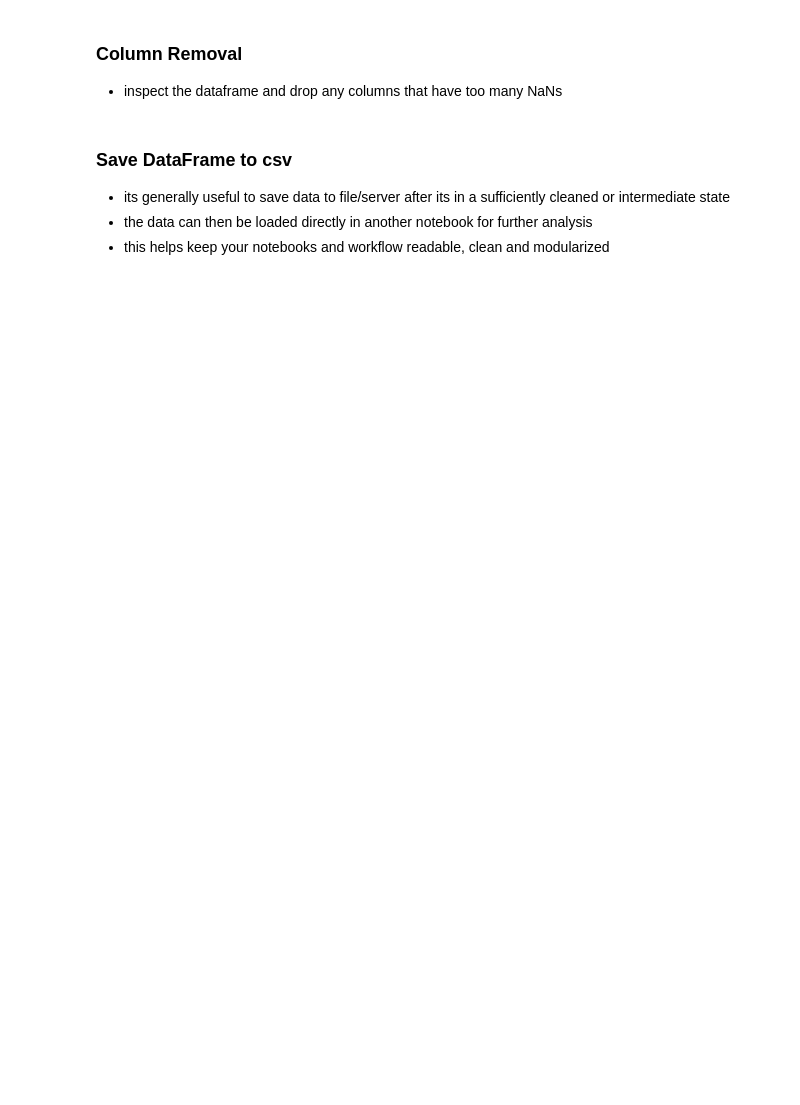
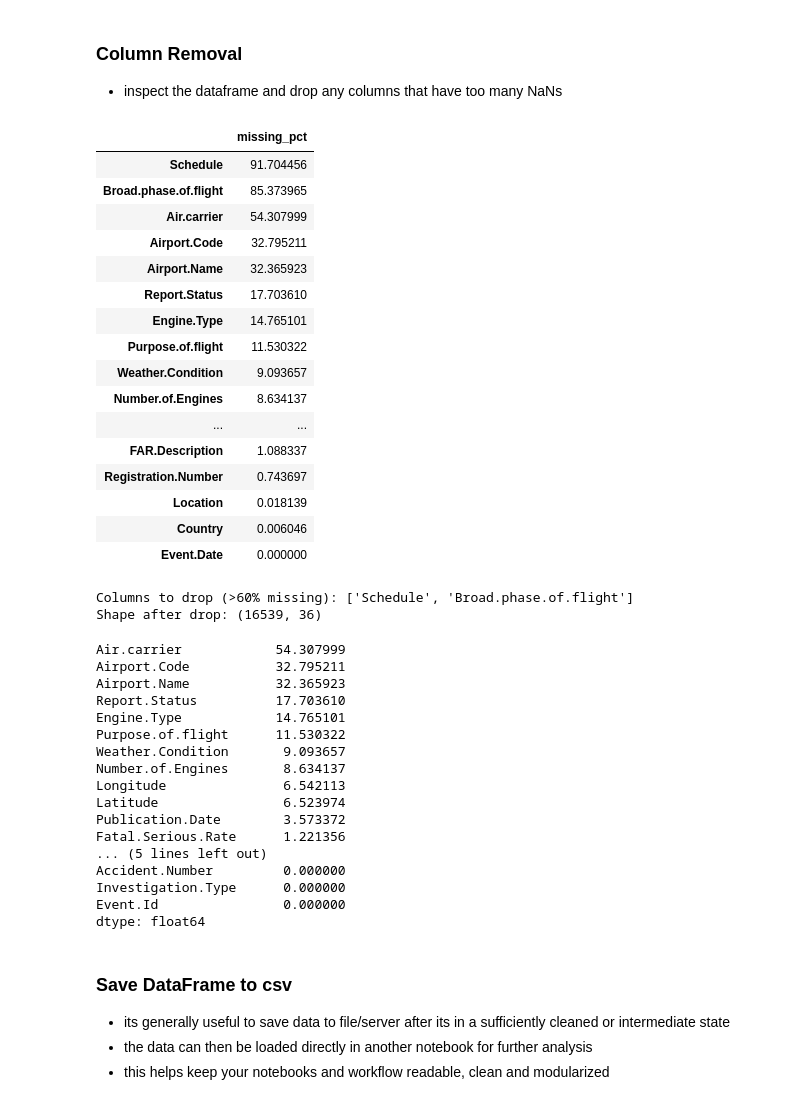
Before and after one commit to drivernf/dsc-course0-m8-lab, a Jupyter notebook: Aviation_Accidents_Cleaning.ipynb, the cells around one changed output. Drawn from its saved outputs; the diff is of its cells as text; code cells hidden in the pictures; blank space fills up the shorter version.

```diff
--- a/Aviation_Accidents_Cleaning.ipynb
+++ b/Aviation_Accidents_Cleaning.ipynb
@@ -438,6 +563,58 @@ Inspect and identify potential cleaning tasks in each of the above columns. Exec
 # %% [markdown]
 ### Column Removal
 - inspect the dataframe and drop any columns that have too many NaNs
+# %%
+# Inspect missing
+missing_pct = (df_filtered.isna().mean() * 100).sort_values(ascending=False)
+display(missing_pct.to_frame("missing_pct").head(20))
+
+# Drop
+threshold = 60
+cols_to_drop = missing_pct[missing_pct > threshold].index.tolist()
+
+print(f"Columns to drop (>{threshold}% missing):", cols_to_drop)
+
+df_filtered = df_filtered.drop(columns=cols_to_drop).copy()
+
+print("Shape after drop:", df_filtered.shape)
+display((df_filtered.isna().mean() * 100).sort_values(ascending=False).head(20))
+# %% [output]
+|  | missing_pct |
+| Schedule | 91.704456 |
+| Broad.phase.of.flight | 85.373965 |
+| Air.carrier | 54.307999 |
+| Airport.Code | 32.795211 |
+| Airport.Name | 32.365923 |
+| Report.Status | 17.703610 |
+| Engine.Type | 14.765101 |
+| Purpose.of.flight | 11.530322 |
+| Weather.Condition | 9.093657 |
+| Number.of.Engines | 8.634137 |
+| ... | ... |
+| FAR.Description | 1.088337 |
+| Registration.Number | 0.743697 |
+| Location | 0.018139 |
+| Country | 0.006046 |
+| Event.Date | 0.000000 |
+Columns to drop (>60% missing): ['Schedule', 'Broad.phase.of.flight']
+Shape after drop: (16539, 36)
+Air.carrier            54.307999
+Airport.Code           32.795211
+Airport.Name           32.365923
+Report.Status          17.703610
+Engine.Type            14.765101
+Purpose.of.flight      11.530322
+Weather.Condition       9.093657
+Number.of.Engines       8.634137
+Longitude               6.542113
+Latitude                6.523974
+Publication.Date        3.573372
+Fatal.Serious.Rate      1.221356
+... (5 lines left out)
+Accident.Number         0.000000
+Investigation.Type      0.000000
+Event.Id                0.000000
+dtype: float64
 # %% [markdown]
 ### Save DataFrame to csv
 - its generally useful to save data to file/server after its in a sufficiently cleaned or intermediate state
```
Also changed, not shown: parts of 2 cells of this notebook, 1 other file.
